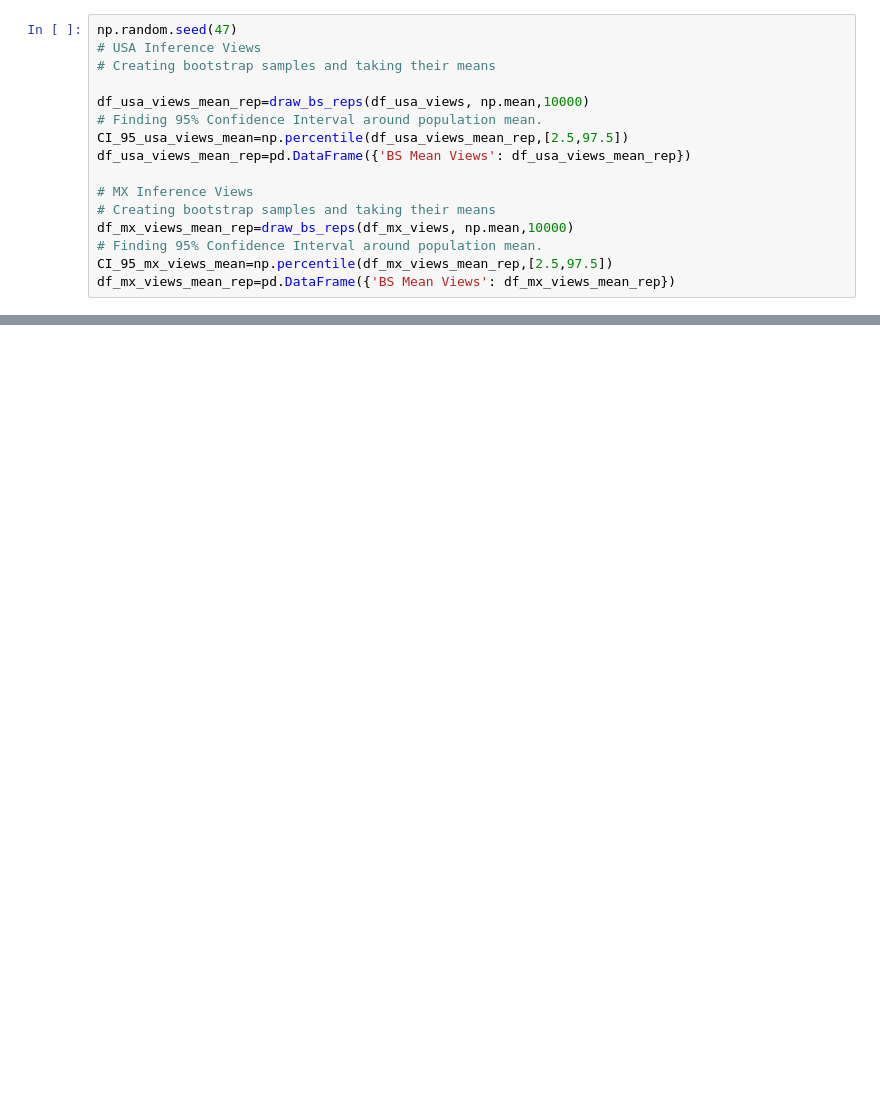
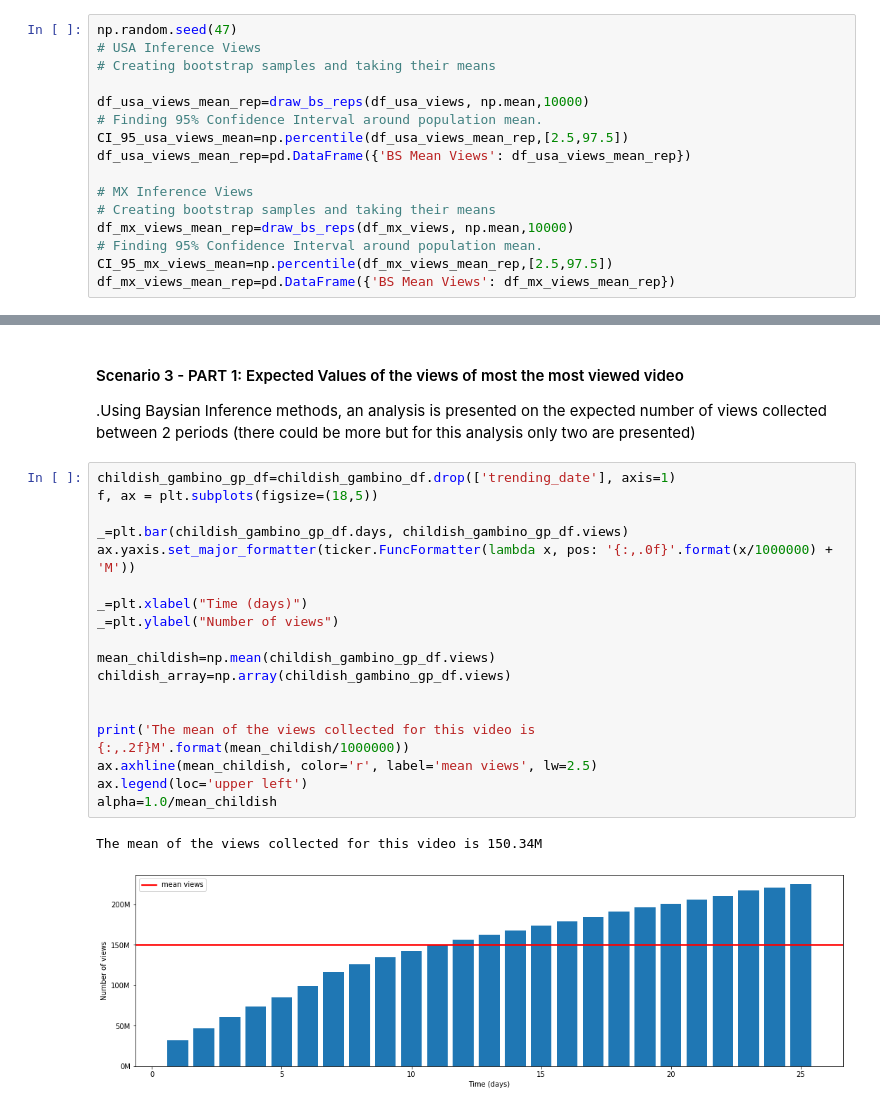
Before and after one commit to fariha23/YouTube_Data_Analysis_Video_Categories, a Jupyter notebook: YouTube-Statistics.ipynb, the cells around one changed output, grey strips where cells are left out. Cells and saved outputs as stored; diff of their text form; blank space fills up the shorter version.

```diff
--- a/YouTube-Statistics.ipynb
+++ b/YouTube-Statistics.ipynb
@@ -320,0 +333,24 @@ print('95% confidence interval is: ', conf_std_bs_reps)
+# %% [markdown]
+#### Scenario 3 - PART 1: Expected Values of the views of most the most viewed video
+.Using Baysian Inference methods, an analysis is presented on the expected number of views collected between 2 periods (there could be more but for this analysis only two are presented)
+# %%
+childish_gambino_gp_df=childish_gambino_df.drop(['trending_date'], axis=1)
+f, ax = plt.subplots(figsize=(18,5))
+
+_=plt.bar(childish_gambino_gp_df.days, childish_gambino_gp_df.views)
+ax.yaxis.set_major_formatter(ticker.FuncFormatter(lambda x, pos: '{:,.0f}'.format(x/1000000) + 'M'))
+
+_=plt.xlabel("Time (days)")
+_=plt.ylabel("Number of views")
+
+mean_childish=np.mean(childish_gambino_gp_df.views)
+childish_array=np.array(childish_gambino_gp_df.views)
+
+
+print('The mean of the views collected for this video is {:,.2f}M'.format(mean_childish/1000000))
+ax.axhline(mean_childish, color='r', label='mean views', lw=2.5)
+ax.legend(loc='upper left')
+alpha=1.0/mean_childish
+# %% [output]
+The mean of the views collected for this video is 150.34M
+[figure, added]
```
Also changed, not shown: parts of 41 cells of this notebook.
